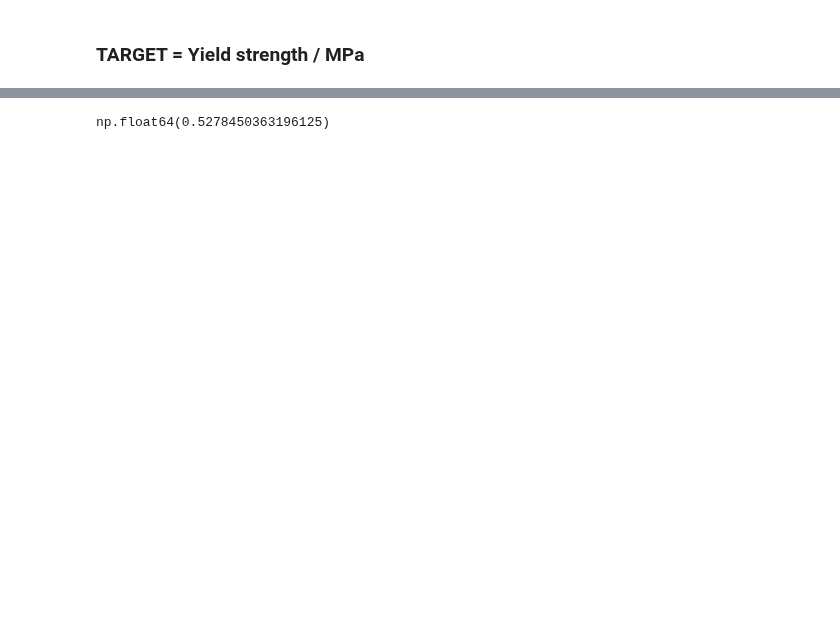
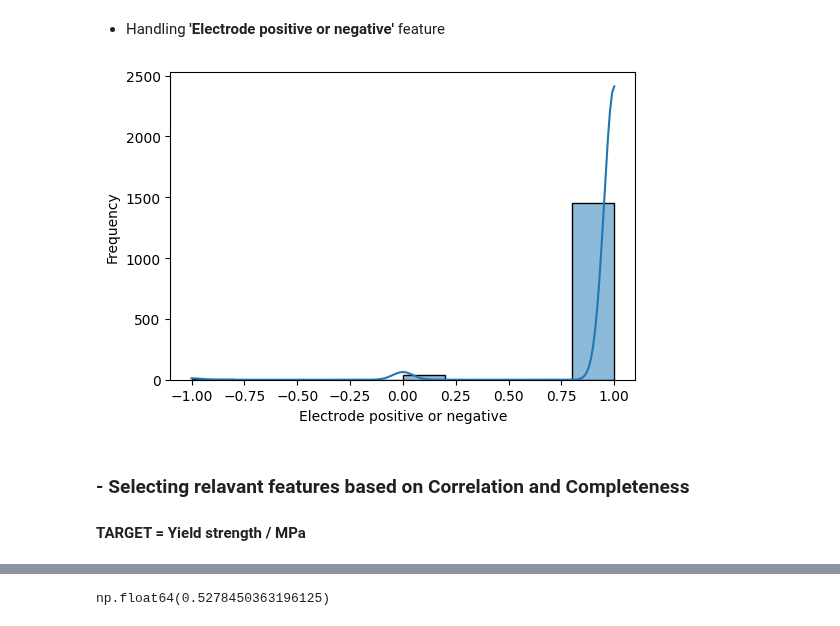
Before and after one commit to MatteoDebart/apprAuto-projet, a Jupyter notebook: preprocess.ipynb, the cells around one changed output, grey strips where cells are left out. Cells and saved outputs as stored; diff of their text form; code cells hidden in the pictures; blank space fills up the shorter version.

```diff
--- a/preprocess.ipynb
+++ b/preprocess.ipynb
@@ -6,2 +116,11 @@ df_complete = pd.read_csv('table.csv')
+# %% [markdown]
+- Handling **'Electrode positive or negative'** feature
+# %%
+mapping_dict = {'+': 1, '0': 0, '-': -1}
+db['Electrode positive or negative'] = db['Electrode positive or negative'].map(mapping_dict)
+plot_distribution(db['Electrode positive or negative'])
+# %% [output]
+[figure, added]
 # %% [markdown]
-### TARGET = Yield strength / MPa
+### - Selecting relavant features based on Correlation and Completeness
+#### TARGET = Yield strength / MPa
```
Also changed, not shown: parts of 26 cells of this notebook, 2 other files.
